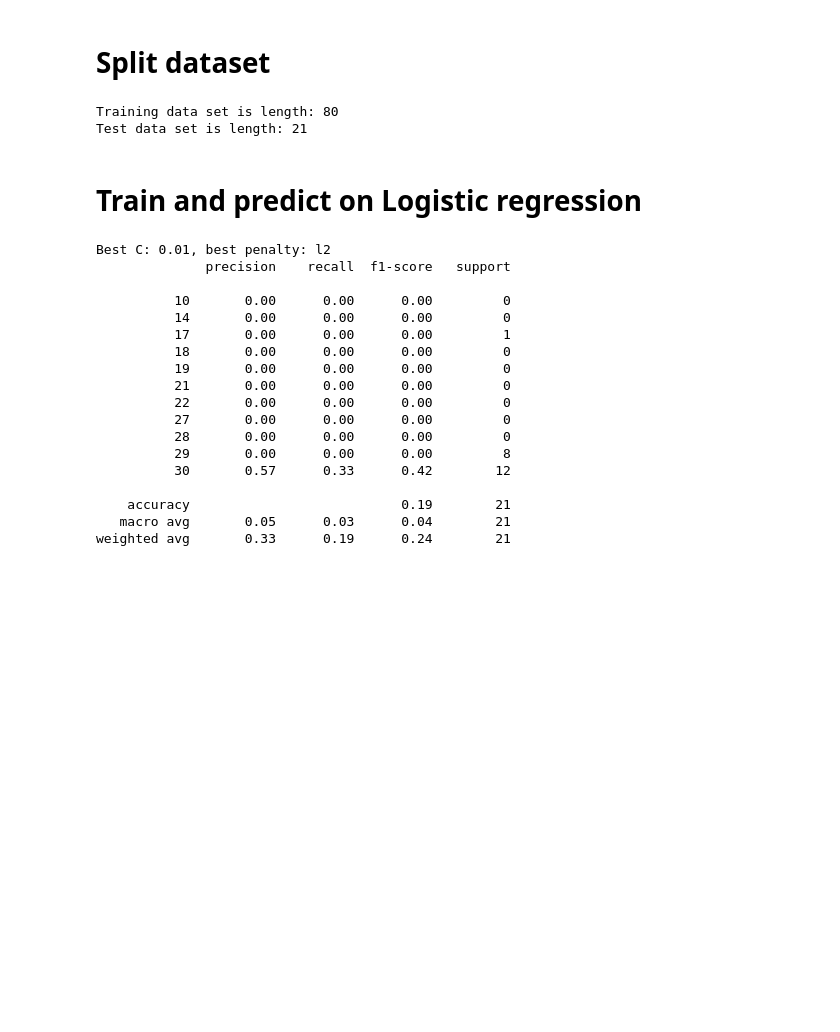
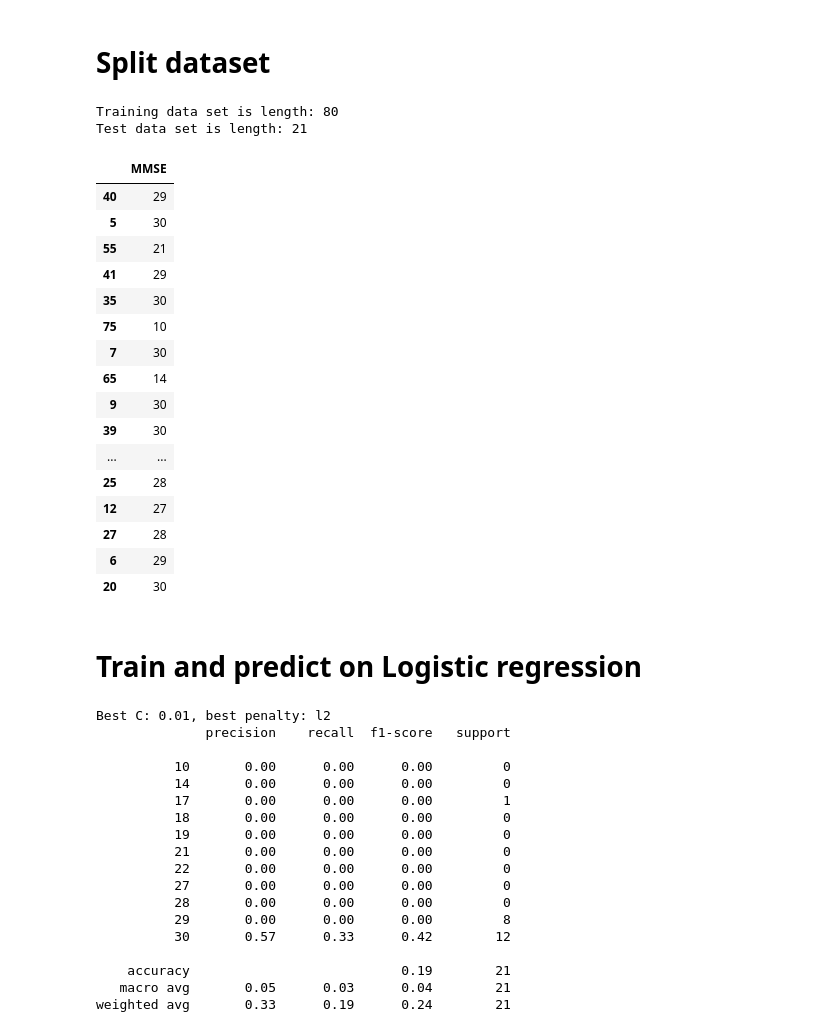
Before and after one commit to W210-SP21-Capstone-Dementia/model, a Jupyter notebook: Text-based model work.ipynb, the cells around one changed output. Cells and saved outputs as stored; diff of their text form; code cells hidden in the pictures; blank space fills up the shorter version.

```diff
--- a/Text-based model work.ipynb
+++ b/Text-based model work.ipynb
@@ -399,6 +477,26 @@ print("Test data set is length: " +str(len(y_test)))
 # %% [output]
 Training data set is length: 80
 Test data set is length: 21
+# %%
+y_test
+# %% [output]
+|  | MMSE |
+| 40 | 29 |
+| 5 | 30 |
+| 55 | 21 |
+| 41 | 29 |
+| 35 | 30 |
+| 75 | 10 |
+| 7 | 30 |
+| 65 | 14 |
+| 9 | 30 |
+| 39 | 30 |
+| ... | ... |
+| 25 | 28 |
+| 12 | 27 |
+| 27 | 28 |
+| 6 | 29 |
+| 20 | 30 |
 # %% [markdown]
 # Train and predict on Logistic regression
 # %%
```
Also changed, not shown: parts of 20 cells of this notebook, 2 other files.
